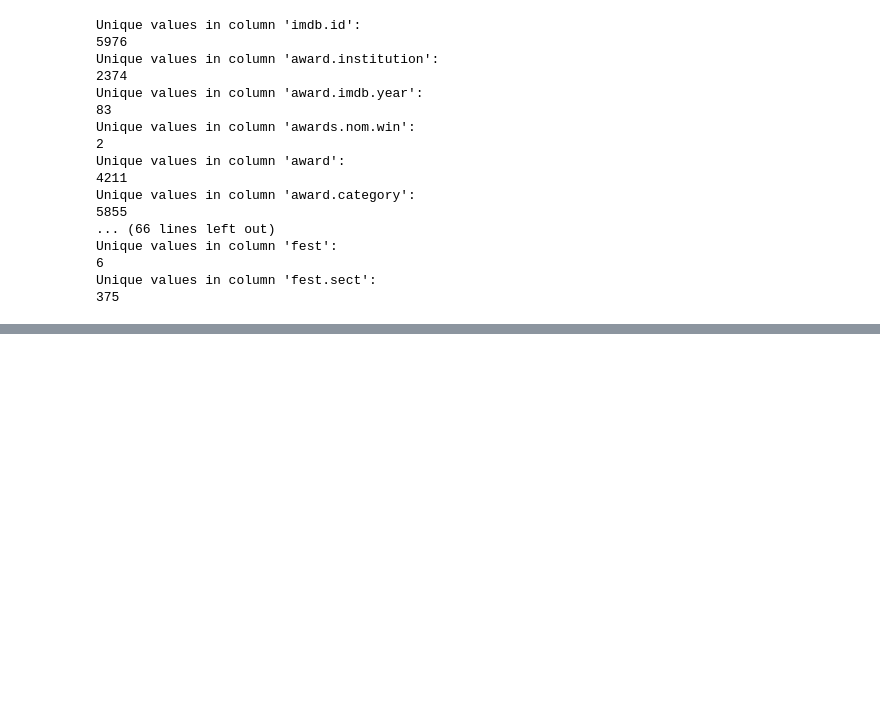
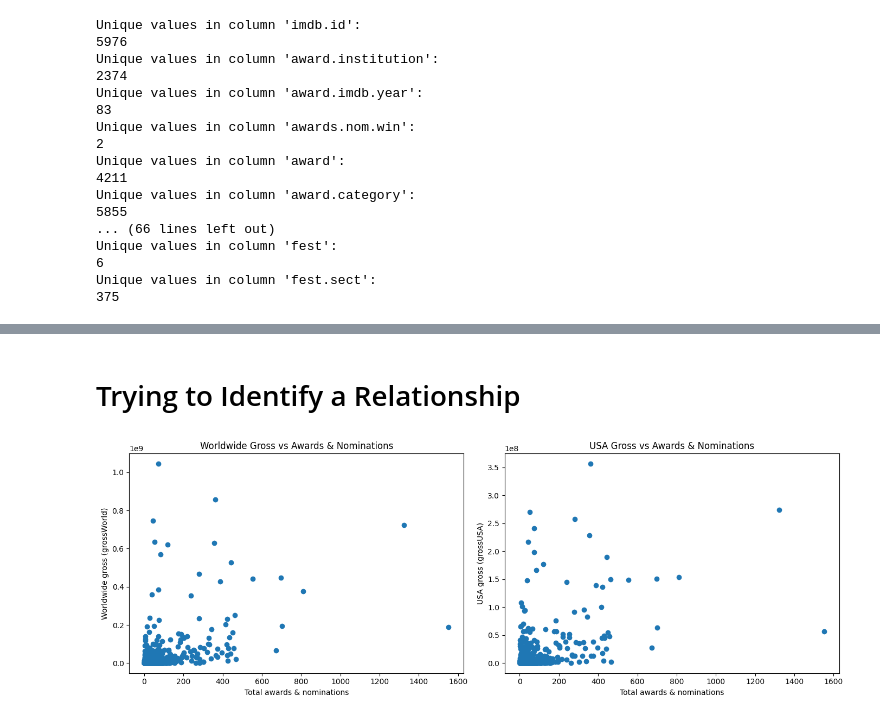
Before and after one commit to cillustrisimo/data144finalproj, a Jupyter notebook: cleaning_data.ipynb, the cells around one changed output, grey strips where cells are left out. Saved outputs shown, nothing was run; the diff lists cells and outputs as text; code cells hidden in the pictures; blank space fills up the shorter version.

```diff
--- a/cleaning_data.ipynb
+++ b/cleaning_data.ipynb
@@ -185,0 +189,8 @@ Name: count, dtype: int64
+# %%
+# count award wins and nominations per film
+# RUN ONLY ONCE OR ELSE WILL MERGE MULTIPLE TIMES
+award_counts = imdb_important.groupby(['imdb.id', 'awards.nom.win']).size().unstack(fill_value=0).reset_index()
+fest_imdb = fest_imdb.merge(award_counts, on='imdb.id', how='left')
+fest_imdb['award_and_noms'] = fest_imdb['Nominee'] + fest_imdb['Winner']
+
+fest_imdb.head(10)
@@ -185,0 +231,37 @@ Name: count, dtype: int64
+# %% [markdown]
+# Trying to Identify a Relationship
+# %%
+######## Awards and Nominations Together ########
+
+# -------- Prepare the two datasets --------
+win_noms_world = (
+    fest_imdb[['imdb.id', 'grossWorld', 'award_and_noms']]
+    .drop_duplicates()
+    .dropna(subset=['grossWorld', 'award_and_noms'])
+)
+
+win_noms_usa = (
+    fest_imdb[['imdb.id', 'grossUSA', 'award_and_noms']]
+    .drop_duplicates()
+    .dropna(subset=['grossUSA', 'award_and_noms'])
+)
+
+# ---------------- SIDE-BY-SIDE PLOTS ----------------
+fig, axes = plt.subplots(1, 2, figsize=(14, 5))
+
+# LEFT PLOT — Worldwide Gross
+axes[0].scatter(win_noms_world['award_and_noms'], win_noms_world['grossWorld'])
+axes[0].set_xlabel('Total awards & nominations')
+axes[0].set_ylabel('Worldwide gross (grossWorld)')
+axes[0].set_title('Worldwide Gross vs Awards & Nominations')
+
+# RIGHT PLOT — USA Gross
+axes[1].scatter(win_noms_usa['award_and_noms'], win_noms_usa['grossUSA'])
+axes[1].set_xlabel('Total awards & nominations')
+axes[1].set_ylabel('USA gross (grossUSA)')
+axes[1].set_title('USA Gross vs Awards & Nominations')
+
+plt.tight_layout()
+plt.show()
+# %% [output]
+[figure, added]
```
Also changed, not shown: parts of 12 cells of this notebook.
